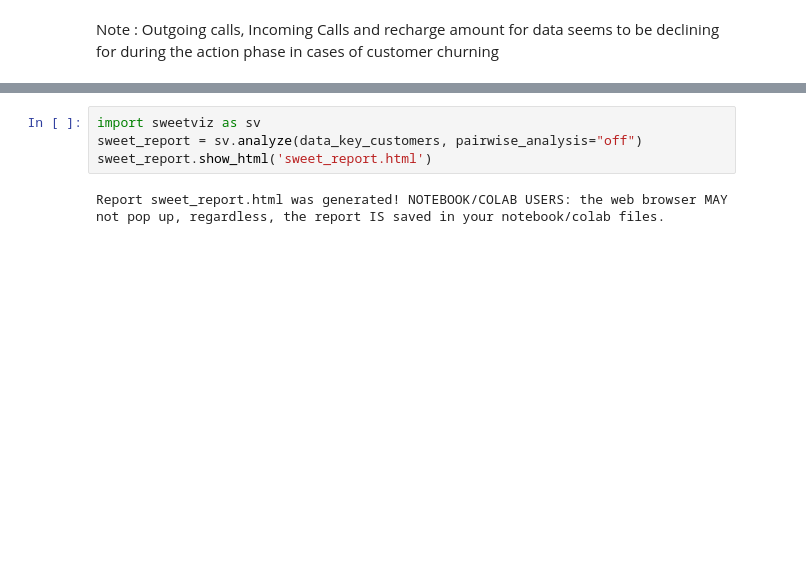
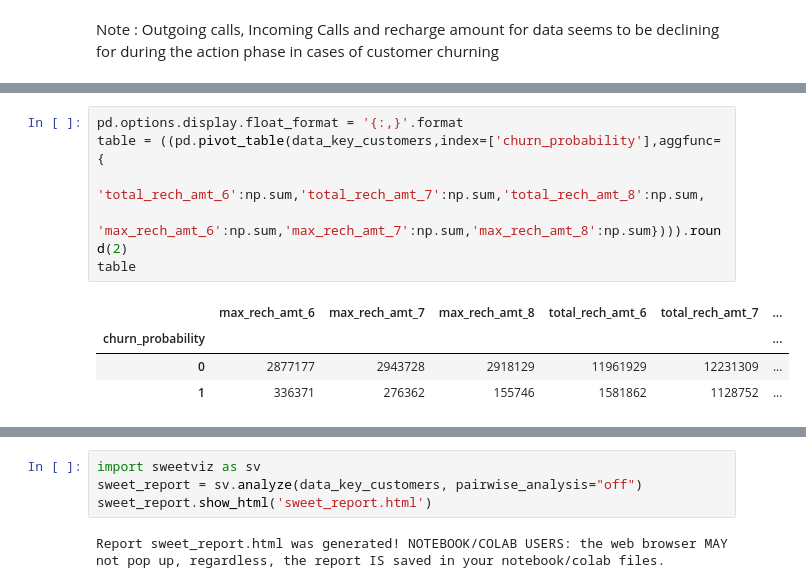
Before and after one commit to chitra-psg/telecom_churn, a Jupyter notebook: telecom_churn_prediction_accuracy_final.ipynb, the cells around one changed output, grey strips where cells are left out. Drawn from its saved outputs; the diff is of its cells as text; blank space fills up the shorter version.

```diff
--- a/telecom_churn_prediction_accuracy_final.ipynb
+++ b/telecom_churn_prediction_accuracy_final.ipynb
@@ -631,0 +641,11 @@ Note : Outgoing calls, Incoming Calls and recharge amount for data seems to be d
+# %%
+pd.options.display.float_format = '{:,}'.format
+table = ((pd.pivot_table(data_key_customers,index=['churn_probability'],aggfunc={
+                                                                   'total_rech_amt_6':np.sum,'total_rech_amt_7':np.sum,'total_rech_amt_8':np.sum,
+                                                                   'max_rech_amt_6':np.sum,'max_rech_amt_7':np.sum,'max_rech_amt_8':np.sum}))).round(2)
+table
+# %% [output]
+|  | max_rech_amt_6 | max_rech_amt_7 | max_rech_amt_8 | total_rech_amt_6 | total_rech_amt_7 | ... |
+| churn_probability |  |  |  |  |  | ... |
+| 0 | 2877177 | 2943728 | 2918129 | 11961929 | 12231309 | ... |
+| 1 | 336371 | 276362 | 155746 | 1581862 | 1128752 | ... |
```
Also changed, not shown: parts of 6 cells of this notebook.
